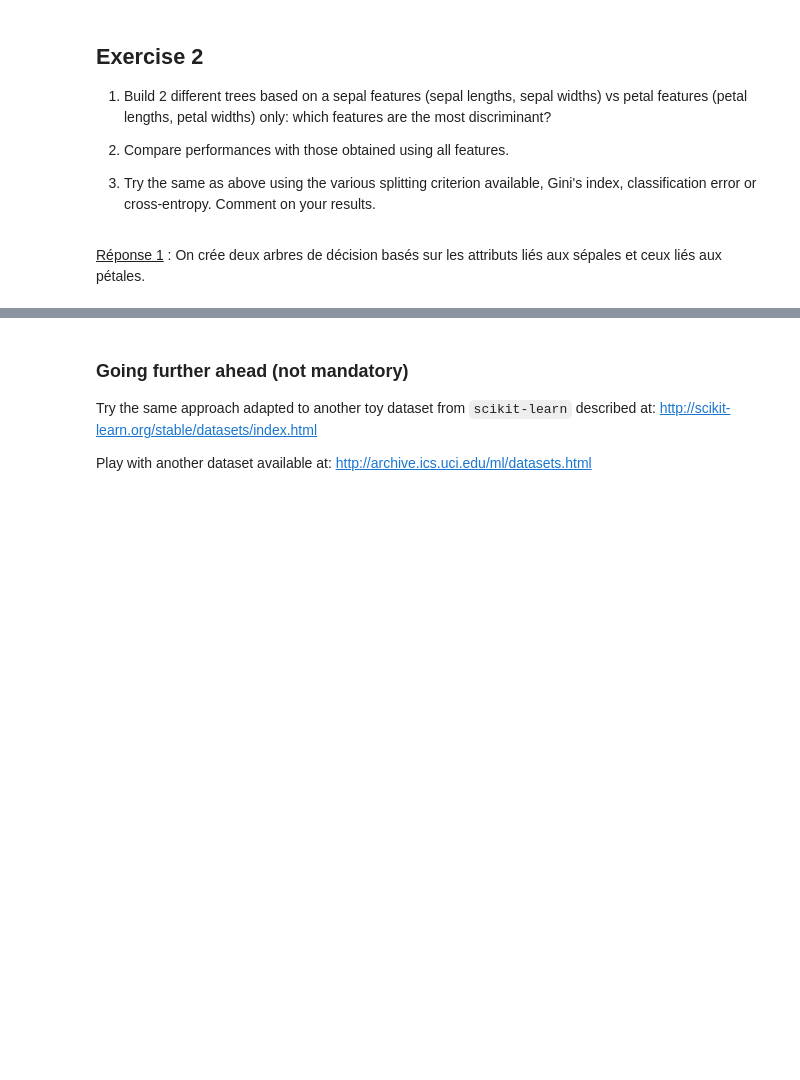
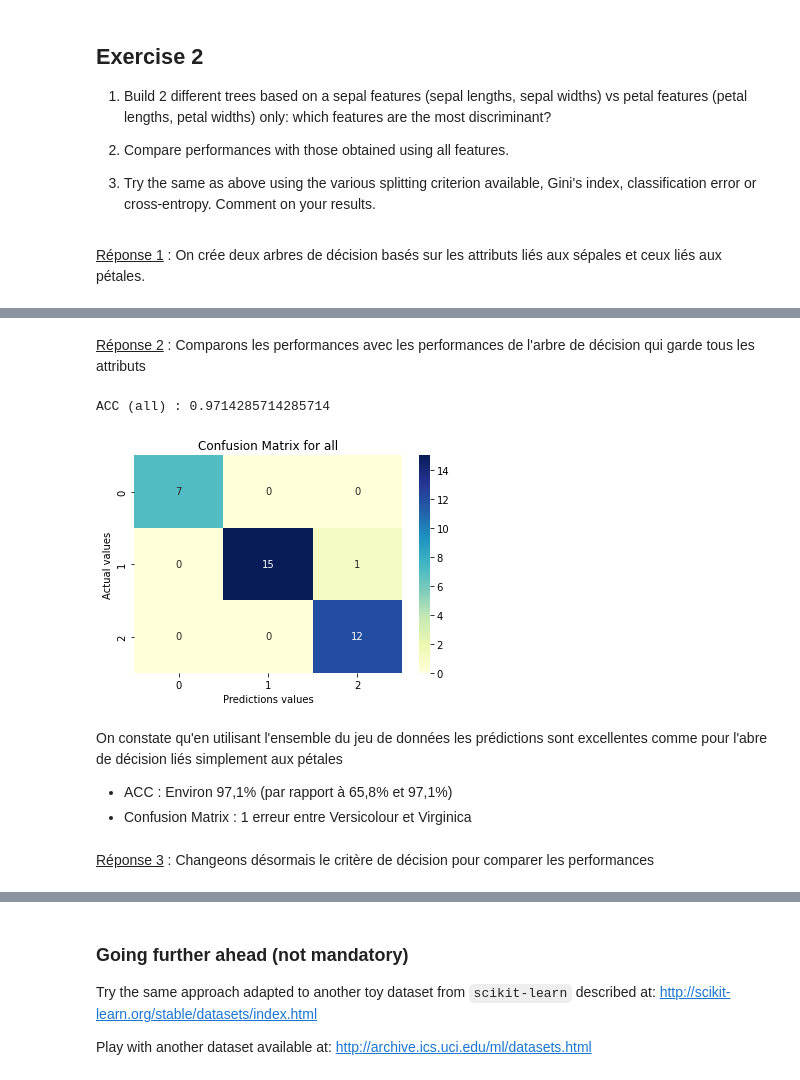
Before and after one commit to heez77/g3_decision, a Jupyter notebook: TP5_Gey_Jean/TP5_Gey_Jean.ipynb, the cells around one changed output, grey strips where cells are left out. Drawn from its saved outputs; the diff is of its cells as text; code cells hidden in the pictures; blank space fills up the shorter version.

```diff
--- a/TP5_Gey_Jean/TP5_Gey_Jean.ipynb
+++ b/TP5_Gey_Jean/TP5_Gey_Jean.ipynb
@@ -185,3 +264,27 @@ print(accuracy_score(y_true, y_pred_sepal))
+# %% [markdown]
+<u>Réponse 2</u> : Comparons les performances avec les performances de l'arbre de décision qui garde tous les attributs
+# %%
+X = train.iloc[:, 0:4]
+clf_all = tree.DecisionTreeClassifier(random_state=rng_seed).fit(X, y)
+
+y_pred_all = clf_all.predict(test.iloc[:, 0:4])
+print(f"ACC (all) : {accuracy_score(y_true, y_pred_all)}")
+confusion_matrix_all = confusion_matrix(y_true, y_pred_all)
+ax = plt.subplot(1,1,1)
+sns.heatmap(confusion_matrix_all, ax=ax, annot=True, cmap="YlGnBu");
+
+ax.set_title("Confusion Matrix for all")
+ax.set_xlabel("Predictions values")
+ax.set_ylabel("Actual values");
+# %% [output]
+ACC (all) : 0.9714285714285714
+[figure, added]
+# %% [markdown]
+On constate qu'en utilisant l'ensemble du jeu de données les prédictions sont excellentes comme pour l'abre de décision liés simplement aux pétales
+- ACC : Environ 97,1% (par rapport à 65,8% et 97,1%)
+- Confusion Matrix : 1 erreur entre Versicolour et Virginica
+# %% [markdown]
+<u>Réponse 3</u> : Changeons désormais le critère de décision pour comparer les performances
 # %%
 df = pd.DataFrame(iris.data, columns=iris.feature_names)
 
```
Also changed, not shown: parts of 55 cells of this notebook, 11 other files.
